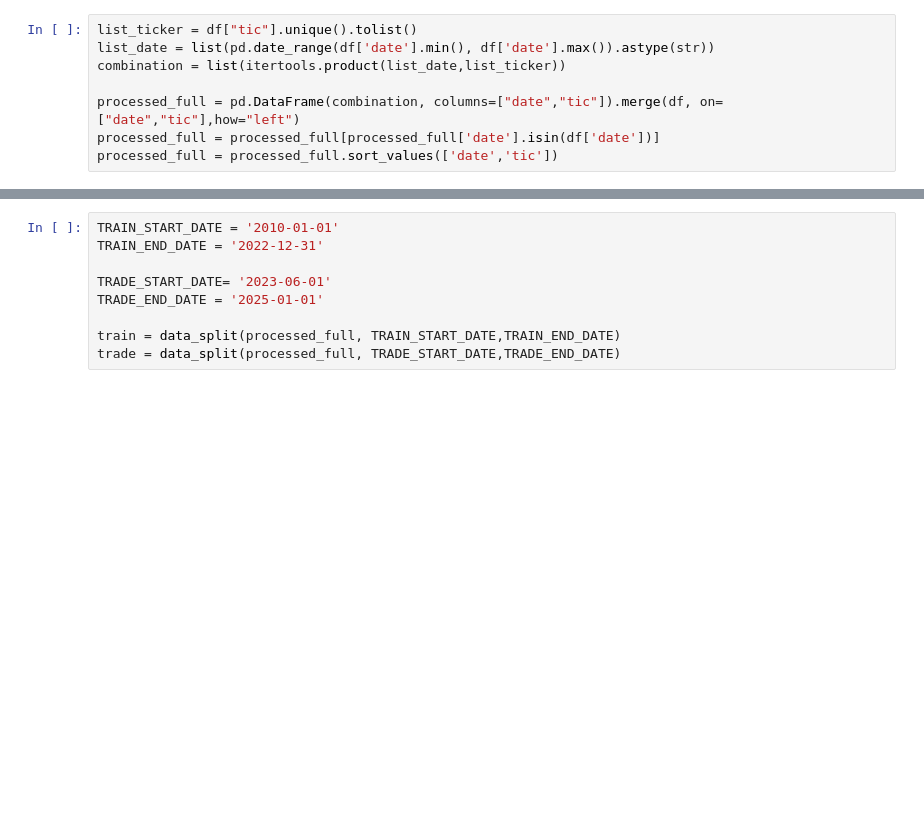
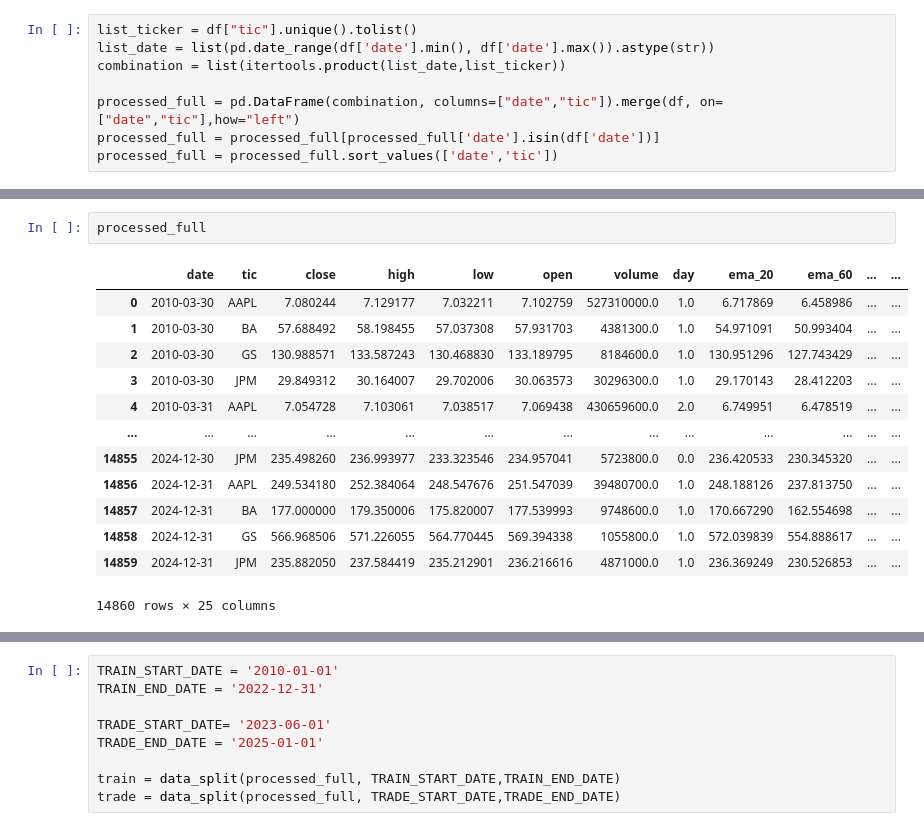
Before and after one commit to InFluX-M/FinLLMRL, a Jupyter notebook: notebook_trade.ipynb, the cells around one changed output, grey strips where cells are left out. Drawn from its saved outputs; the diff is of its cells as text; blank space fills up the shorter version.

```diff
--- a/notebook_trade.ipynb
+++ b/notebook_trade.ipynb
@@ -1810,0 +1987,16 @@ memory usage: 22.2+ MB
+# %%
+processed_full
+# %% [output]
+|  | date | tic | close | high | low | open | volume | day | ema_20 | ema_60 | ... | ... |
+| 0 | 2010-03-30 | AAPL | 7.080244 | 7.129177 | 7.032211 | 7.102759 | 527310000.0 | 1.0 | 6.717869 | 6.458986 | ... | ... |
+| 1 | 2010-03-30 | BA | 57.688492 | 58.198455 | 57.037308 | 57.931703 | 4381300.0 | 1.0 | 54.971091 | 50.993404 | ... | ... |
+| 2 | 2010-03-30 | GS | 130.988571 | 133.587243 | 130.468830 | 133.189795 | 8184600.0 | 1.0 | 130.951296 | 127.743429 | ... | ... |
+| 3 | 2010-03-30 | JPM | 29.849312 | 30.164007 | 29.702006 | 30.063573 | 30296300.0 | 1.0 | 29.170143 | 28.412203 | ... | ... |
+| 4 | 2010-03-31 | AAPL | 7.054728 | 7.103061 | 7.038517 | 7.069438 | 430659600.0 | 2.0 | 6.749951 | 6.478519 | ... | ... |
+| ... | ... | ... | ... | ... | ... | ... | ... | ... | ... | ... | ... | ... |
+| 14855 | 2024-12-30 | JPM | 235.498260 | 236.993977 | 233.323546 | 234.957041 | 5723800.0 | 0.0 | 236.420533 | 230.345320 | ... | ... |
+| 14856 | 2024-12-31 | AAPL | 249.534180 | 252.384064 | 248.547676 | 251.547039 | 39480700.0 | 1.0 | 248.188126 | 237.813750 | ... | ... |
+| 14857 | 2024-12-31 | BA | 177.000000 | 179.350006 | 175.820007 | 177.539993 | 9748600.0 | 1.0 | 170.667290 | 162.554698 | ... | ... |
+| 14858 | 2024-12-31 | GS | 566.968506 | 571.226055 | 564.770445 | 569.394338 | 1055800.0 | 1.0 | 572.039839 | 554.888617 | ... | ... |
+| 14859 | 2024-12-31 | JPM | 235.882050 | 237.584419 | 235.212901 | 236.216616 | 4871000.0 | 1.0 | 236.369249 | 230.526853 | ... | ... |
+14860 rows × 25 columns
```
Also changed, not shown: parts of 36 cells of this notebook.
